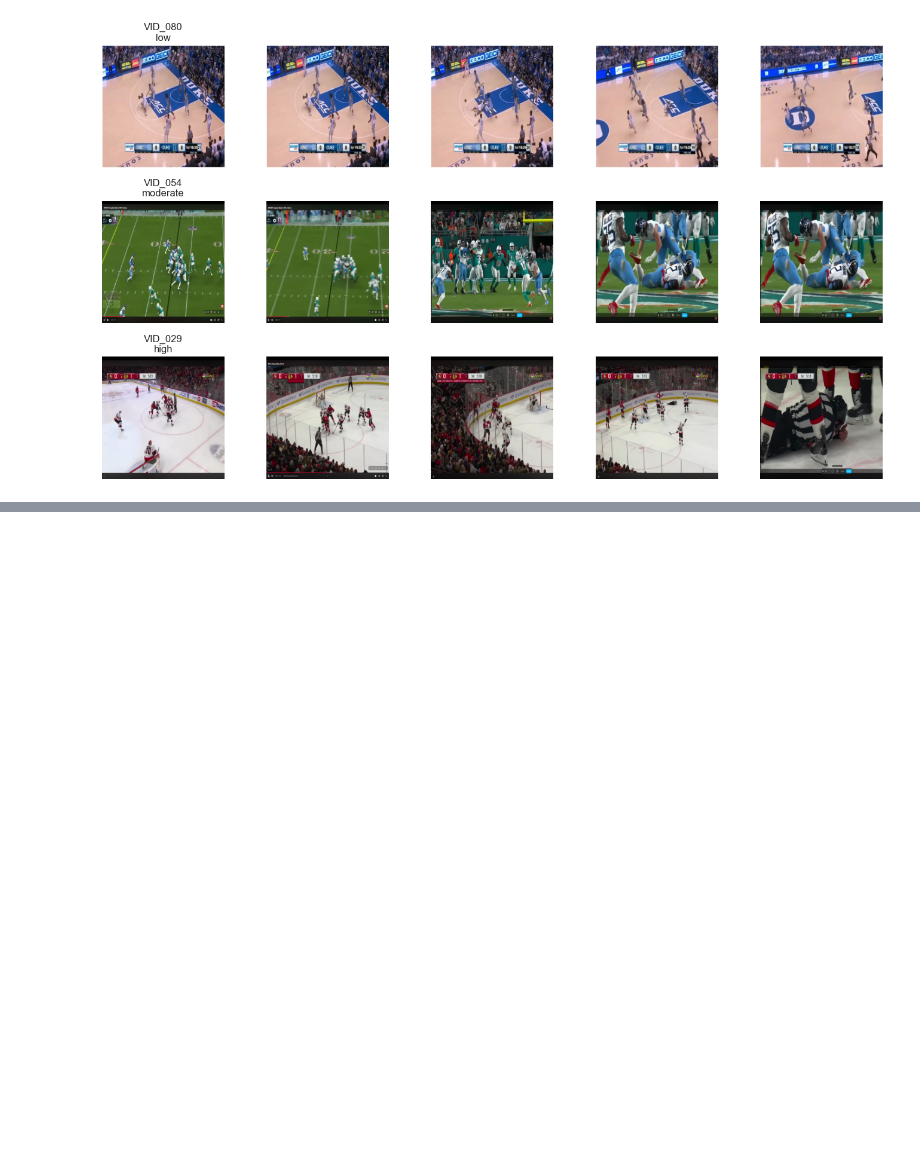
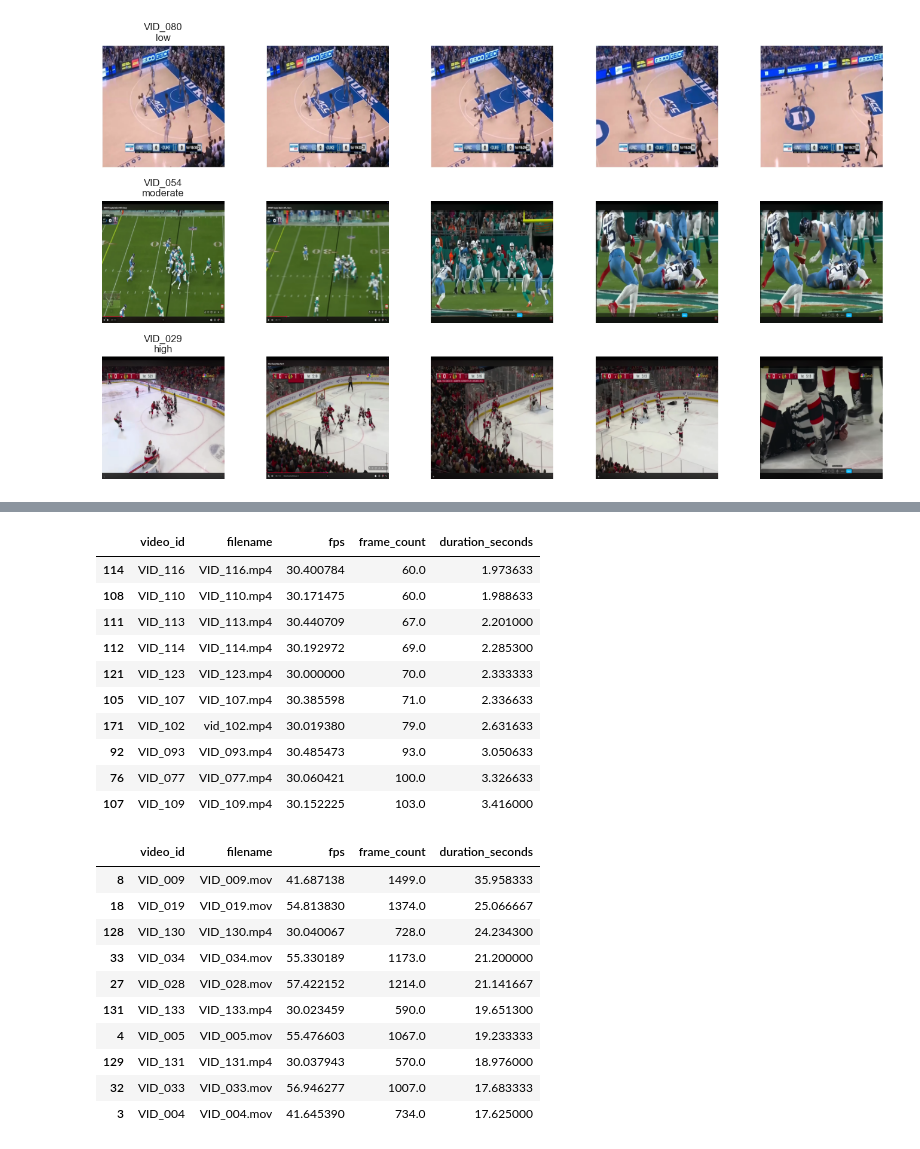
Before and after one commit to maladroitcat/sport_injury_risk_assessment, a Jupyter notebook: notebooks/01_eda.ipynb, the cells around one changed output, grey strips where cells are left out. Saved outputs shown, nothing was run; the diff lists cells and outputs as text; code cells hidden in the pictures; blank space fills up the shorter version.

```diff
--- a/notebooks/01_eda.ipynb
+++ b/notebooks/01_eda.ipynb
@@ -93,0 +130,26 @@ fig.tight_layout()
+# %%
+display(video_lengths.sort_values('duration_seconds').head(10))
+display(video_lengths.sort_values('duration_seconds', ascending=False).head(10))
+# %% [output]
+|  | video_id | filename | fps | frame_count | duration_seconds |
+| 114 | VID_116 | VID_116.mp4 | 30.400784 | 60.0 | 1.973633 |
+| 108 | VID_110 | VID_110.mp4 | 30.171475 | 60.0 | 1.988633 |
+| 111 | VID_113 | VID_113.mp4 | 30.440709 | 67.0 | 2.201000 |
+| 112 | VID_114 | VID_114.mp4 | 30.192972 | 69.0 | 2.285300 |
+| 121 | VID_123 | VID_123.mp4 | 30.000000 | 70.0 | 2.333333 |
+| 105 | VID_107 | VID_107.mp4 | 30.385598 | 71.0 | 2.336633 |
+| 171 | VID_102 | vid_102.mp4 | 30.019380 | 79.0 | 2.631633 |
+| 92 | VID_093 | VID_093.mp4 | 30.485473 | 93.0 | 3.050633 |
+| 76 | VID_077 | VID_077.mp4 | 30.060421 | 100.0 | 3.326633 |
+| 107 | VID_109 | VID_109.mp4 | 30.152225 | 103.0 | 3.416000 |
+|  | video_id | filename | fps | frame_count | duration_seconds |
+| 8 | VID_009 | VID_009.mov | 41.687138 | 1499.0 | 35.958333 |
+| 18 | VID_019 | VID_019.mov | 54.813830 | 1374.0 | 25.066667 |
+| 128 | VID_130 | VID_130.mp4 | 30.040067 | 728.0 | 24.234300 |
+| 33 | VID_034 | VID_034.mov | 55.330189 | 1173.0 | 21.200000 |
+| 27 | VID_028 | VID_028.mov | 57.422152 | 1214.0 | 21.141667 |
+| 131 | VID_133 | VID_133.mp4 | 30.023459 | 590.0 | 19.651300 |
+| 4 | VID_005 | VID_005.mov | 55.476603 | 1067.0 | 19.233333 |
+| 129 | VID_131 | VID_131.mp4 | 30.037943 | 570.0 | 18.976000 |
+| 32 | VID_033 | VID_033.mov | 56.946277 | 1007.0 | 17.683333 |
+| 3 | VID_004 | VID_004.mov | 41.645390 | 734.0 | 17.625000 |
```
Also changed, not shown: parts of 3 cells of this notebook, 3 other files.
